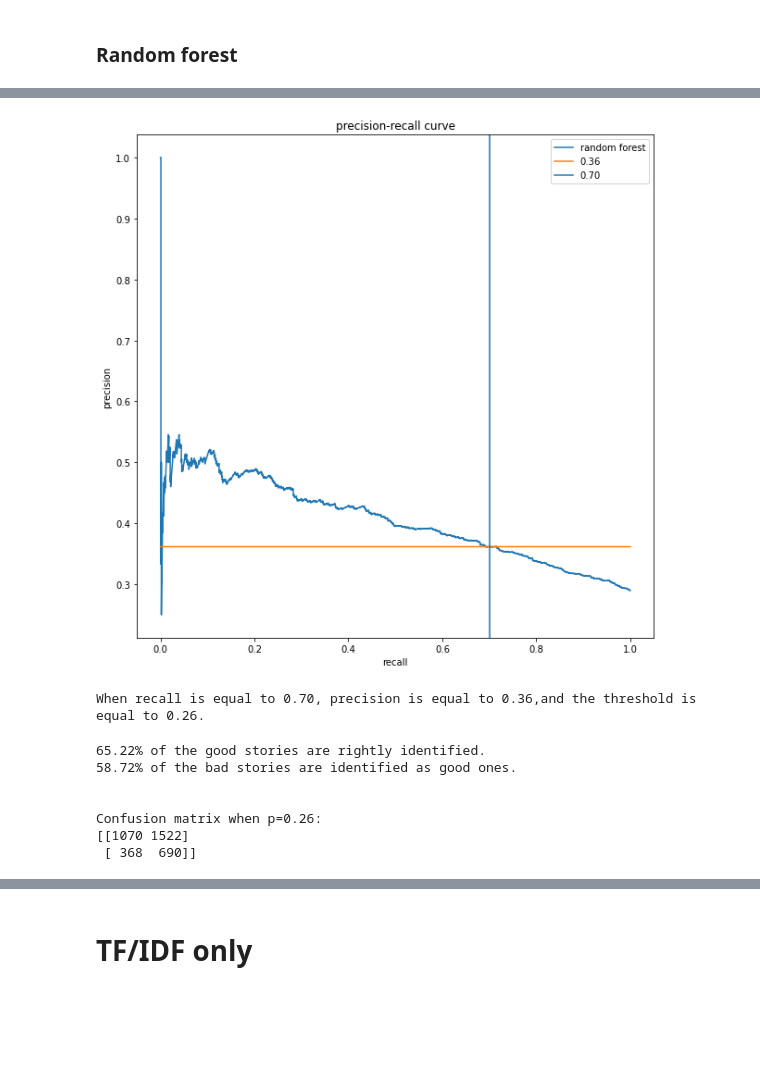
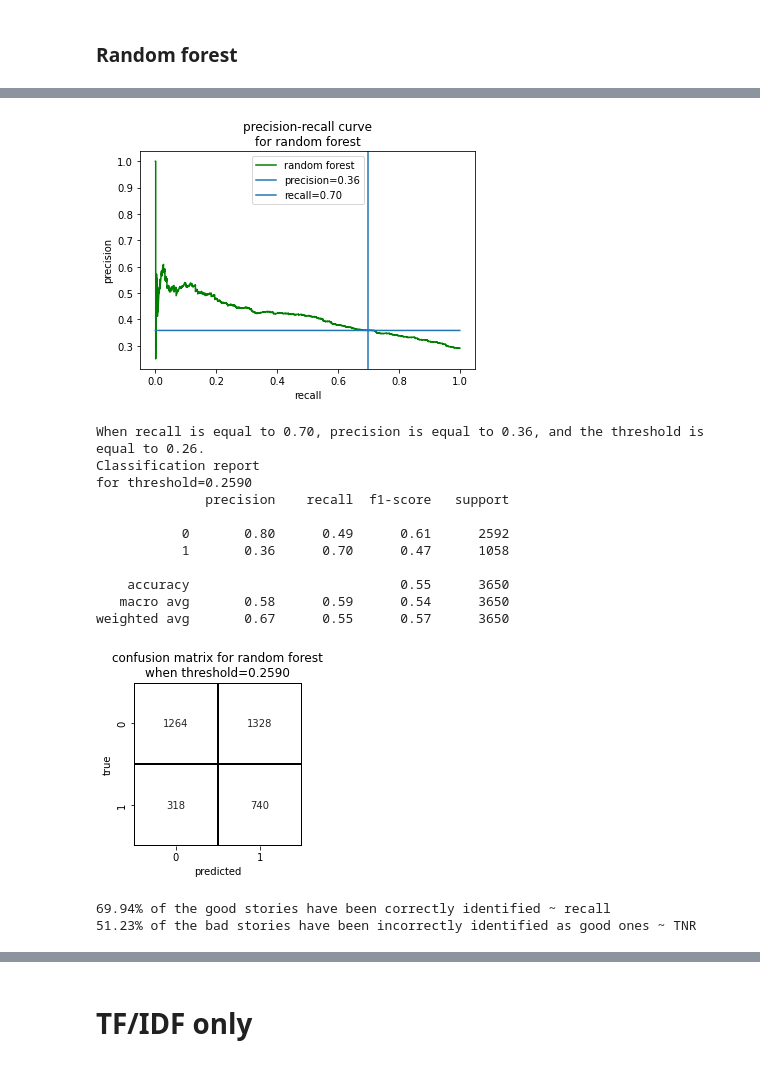
Before and after one commit to batyaamericus/OncUponTim, a Jupyter notebook: ML_classification_good_bad.ipynb, the cells around one changed output, grey strips where cells are left out. Saved outputs shown, nothing was run; the diff lists cells and outputs as text; code cells hidden in the pictures; blank space fills up the shorter version.

```diff
--- a/ML_classification_good_bad.ipynb
+++ b/ML_classification_good_bad.ipynb
@@ -160,7 +150,7 @@ y_test = y_test.ravel()
 # %% [markdown]
 ### Help functions
 # %%
-def display_conf_matr(y_test, y_pred, model, threshold='0.5'):
+def display_conf_matr(y_test, y_pred, model, threshold=0.5):
     conf_matr = confusion_matrix(y_test, y_pred)
 
     plt.figure(figsize=(3, 3))
@@ -219,7 +209,7 @@ def display_model_results(model, X_train, X_test, y_train, y_test, name_model):
     print('\n')
 
     # feature importance
-    display_feat_importance(model.coef_.tolist()[0], X_train.columns)
+#     display_feat_importance(model.coef_.tolist()[0], X_train.columns)
 
     return model
 # %%
@@ -237,7 +227,7 @@ def play_with_threshold(recall_value, y_test, y_probs, model_name):
 
     plt.xlabel('recall')
     plt.ylabel('precision')
-    plt.title(f"precision-recall curve\nfor{model_name}")
+    plt.title(f"precision-recall curve\nfor {model_name}")
     plt.legend()
     plt.show()
 
@@ -247,6 +237,11 @@ def play_with_threshold(recall_value, y_test, y_probs, model_name):
     threshold_value = y_thresholds(recall_value)
     print('\n')
     print(f'When recall is equal to {recall_value:.2f}, precision is equal to {precision_value:.2f}, and the threshold is equal to {threshold_value:.2f}.')
+    y_pred = np.where(y_probs >= threshold_value, 1, 0)
+    # classification report
+    print(f'Classification report\nfor threshold={threshold_value:.4f}')
+    print(classification_report(y_test, y_pred))
+    print('\n')
 
     return threshold_value
 # %% [markdown]
@@ -402,7 +376,7 @@ Confusion matrix when p=0.26:
 # %% [markdown]
 ### Random forest
 # %%
-clf_rf = display_model_results(RandomForestClassifier(max_depth=10),
+clf_rf_gen = display_model_results(RandomForestClassifier(max_depth=10, random_state=0),
                       X_train_gen, X_test_gen, y_train, y_test,
                       'random forest')
 # %% [output]
@@ -429,16 +397,24 @@ No feature importance
 # %%
 recall_value = 0.7 # chose wanted recall value
-p_threshold = play_with_threshold(recall_value, X_test_gen, y_test, clf_rf, 'random forest')
+rf_probs_gen = clf_rf_gen.predict_proba(X_test_gen)[:,1]
+p_threshold = play_with_threshold(recall_value, y_test, rf_probs_gen, 'random forest')
 # %% [output]
-[figure, old version]
+[figure, new version]
-When recall is equal to 0.70, precision is equal to 0.36,and the threshold is equal to 0.26.
+When recall is equal to 0.70, precision is equal to 0.36, and the threshold is equal to 0.26.
+Classification report
+for threshold=0.2590
+              precision    recall  f1-score   support
+
+           0       0.80      0.49      0.61      2592
+           1       0.36      0.70      0.47      1058
+
+    accuracy                           0.55      3650
+   macro avg       0.58      0.59      0.54      3650
+weighted avg       0.67      0.55      0.57      3650
 # %%
-conf_matrix(clf_neigh, p_threshold, X_test_gen, y_test)
+rf_pred_gen = np.where(rf_probs_gen >= p_threshold, 1, 0)
+display_conf_matr(y_test, rf_pred_gen, 'random forest', p_threshold)
 # %% [output]
+[figure, added]
-65.22% of the good stories are rightly identified.
-58.72% of the bad stories are identified as good ones.
-
-
-Confusion matrix when p=0.26:
-[[1070 1522]
- [ 368  690]]
+69.94% of the good stories have been correctly identified ~ recall
+51.23% of the bad stories have been incorrectly identified as good ones ~ TNR
```
Also changed, not shown: parts of 66 cells of this notebook.
